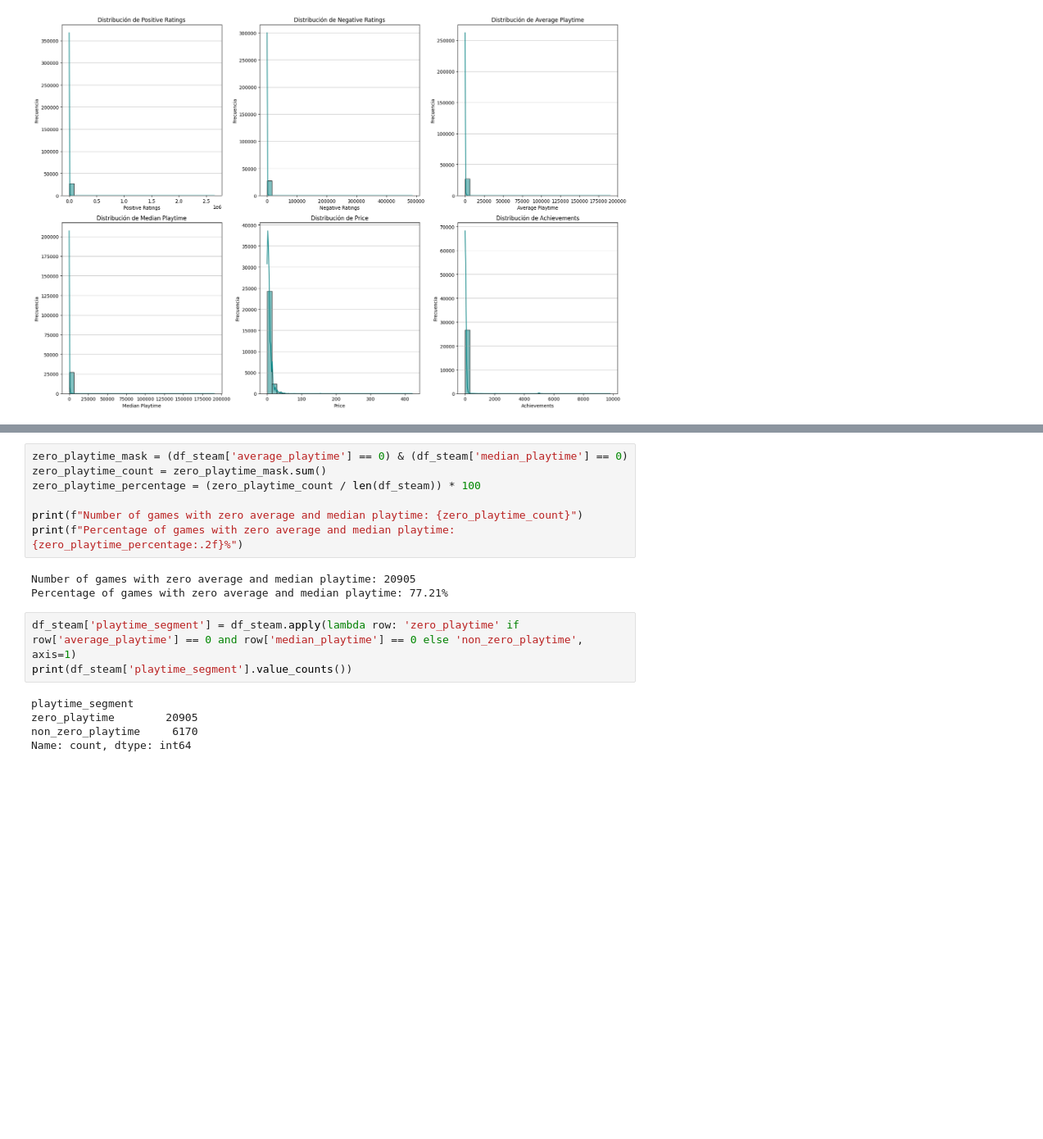
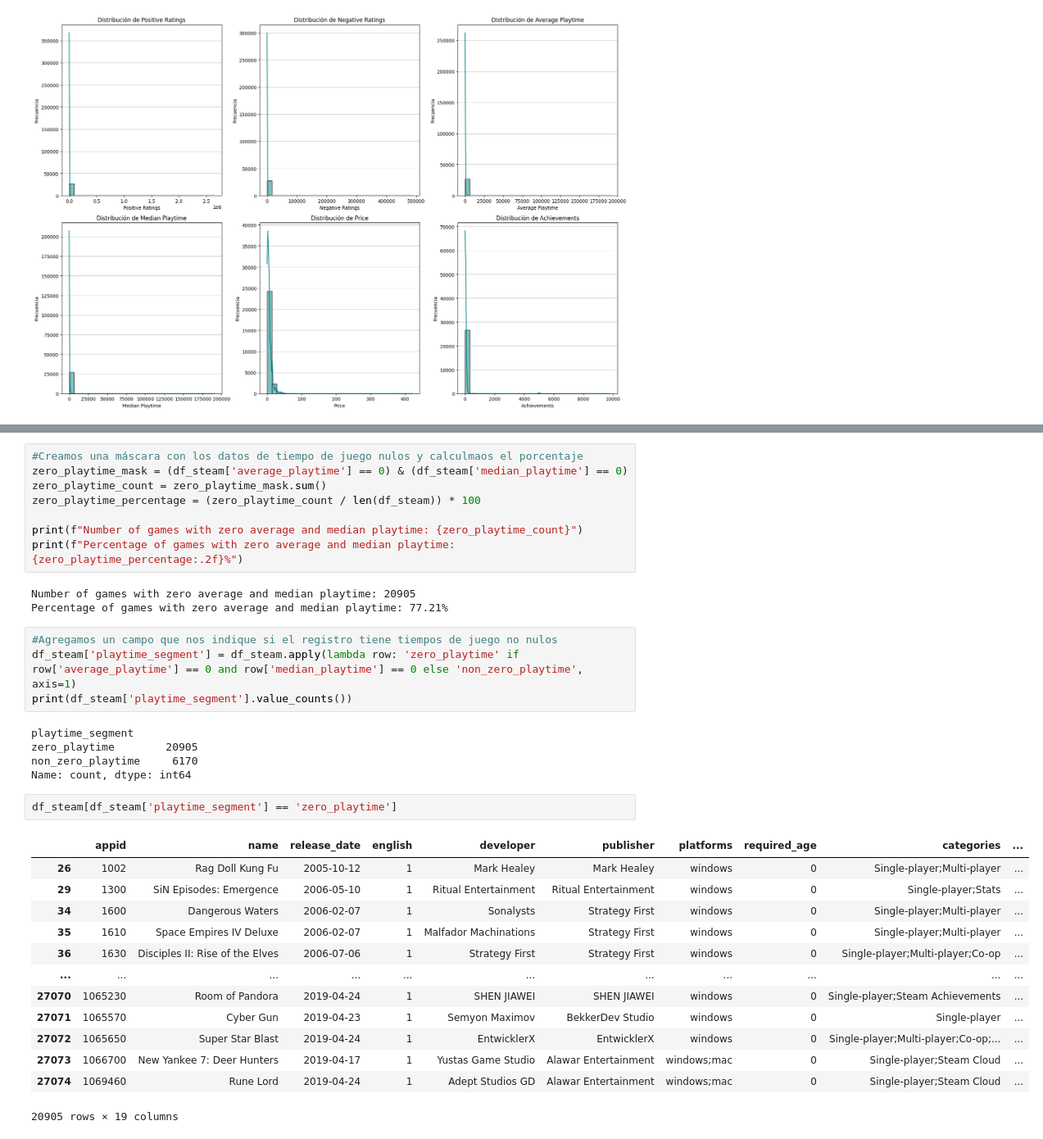
Before and after one commit to EdmundoMarquez/AnalisisDatos_IA, a Jupyter notebook: Proyecto_Introducción_al_Análisis_de_Exploratorio.ipynb, the cells around one changed output, grey strips where cells are left out. Shown at 82% size. Cells and saved outputs as stored; diff of their text form; blank space fills up the shorter version.

```diff
--- a/Proyecto_Introducción_al_Análisis_de_Exploratorio.ipynb
+++ b/Proyecto_Introducción_al_Análisis_de_Exploratorio.ipynb
@@ -352,4 +357,5 @@ df_steam[columnas_numericas].describe()
 # %%
+#Creamos una máscara con los datos de tiempo de juego nulos y calculmaos el porcentaje
 zero_playtime_mask = (df_steam['average_playtime'] == 0) & (df_steam['median_playtime'] == 0)
 zero_playtime_count = zero_playtime_mask.sum()
 zero_playtime_percentage = (zero_playtime_count / len(df_steam)) * 100
@@ -360,6 +366,7 @@ print(f"Percentage of games with zero average and median playtime: {zero_playtim
 Number of games with zero average and median playtime: 20905
 Percentage of games with zero average and median playtime: 77.21%
 # %%
+#Agregamos un campo que nos indique si el registro tiene tiempos de juego no nulos
 df_steam['playtime_segment'] = df_steam.apply(lambda row: 'zero_playtime' if row['average_playtime'] == 0 and row['median_playtime'] == 0 else 'non_zero_playtime', axis=1)
 print(df_steam['playtime_segment'].value_counts())
 # %% [output]
@@ -367,4 +374,20 @@ playtime_segment
 zero_playtime        20905
 non_zero_playtime     6170
 Name: count, dtype: int64
+# %%
+df_steam[df_steam['playtime_segment'] == 'zero_playtime']
+# %% [output]
+|  | appid | name | release_date | english | developer | publisher | platforms | required_age | categories | ... |
+| 26 | 1002 | Rag Doll Kung Fu | 2005-10-12 | 1 | Mark Healey | Mark Healey | windows | 0 | Single-player;Multi-player | ... |
+| 29 | 1300 | SiN Episodes: Emergence | 2006-05-10 | 1 | Ritual Entertainment | Ritual Entertainment | windows | 0 | Single-player;Stats | ... |
+| 34 | 1600 | Dangerous Waters | 2006-02-07 | 1 | Sonalysts | Strategy First | windows | 0 | Single-player;Multi-player | ... |
+| 35 | 1610 | Space Empires IV Deluxe | 2006-02-07 | 1 | Malfador Machinations | Strategy First | windows | 0 | Single-player;Multi-player | ... |
+| 36 | 1630 | Disciples II: Rise of the Elves | 2006-07-06 | 1 | Strategy First | Strategy First | windows | 0 | Single-player;Multi-player;Co-op | ... |
+| ... | ... | ... | ... | ... | ... | ... | ... | ... | ... | ... |
+| 27070 | 1065230 | Room of Pandora | 2019-04-24 | 1 | SHEN JIAWEI | SHEN JIAWEI | windows | 0 | Single-player;Steam Achievements | ... |
+| 27071 | 1065570 | Cyber Gun | 2019-04-23 | 1 | Semyon Maximov | BekkerDev Studio | windows | 0 | Single-player | ... |
+| 27072 | 1065650 | Super Star Blast | 2019-04-24 | 1 | EntwicklerX | EntwicklerX | windows | 0 | Single-player;Multi-player;Co-op;... | ... |
+| 27073 | 1066700 | New Yankee 7: Deer Hunters | 2019-04-17 | 1 | Yustas Game Studio | Alawar Entertainment | windows;mac | 0 | Single-player;Steam Cloud | ... |
+| 27074 | 1069460 | Rune Lord | 2019-04-24 | 1 | Adept Studios GD | Alawar Entertainment | windows;mac | 0 | Single-player;Steam Cloud | ... |
+20905 rows × 19 columns
 # %%
```
Also changed, not shown: parts of 5 cells of this notebook.
